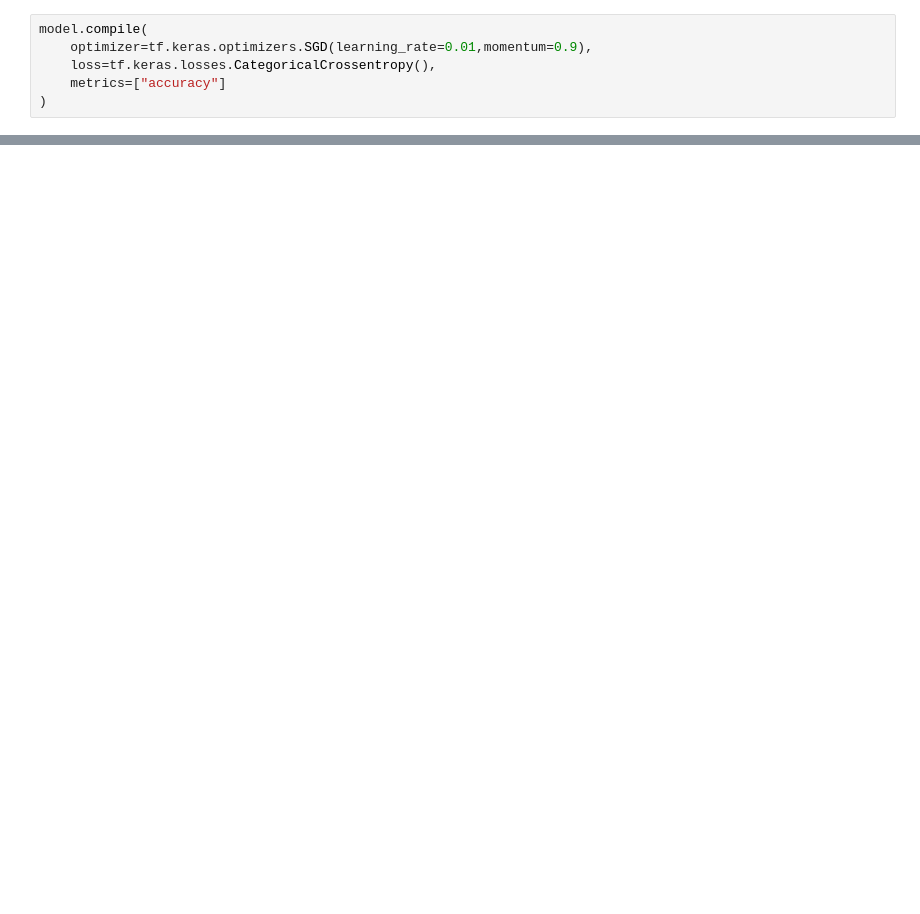
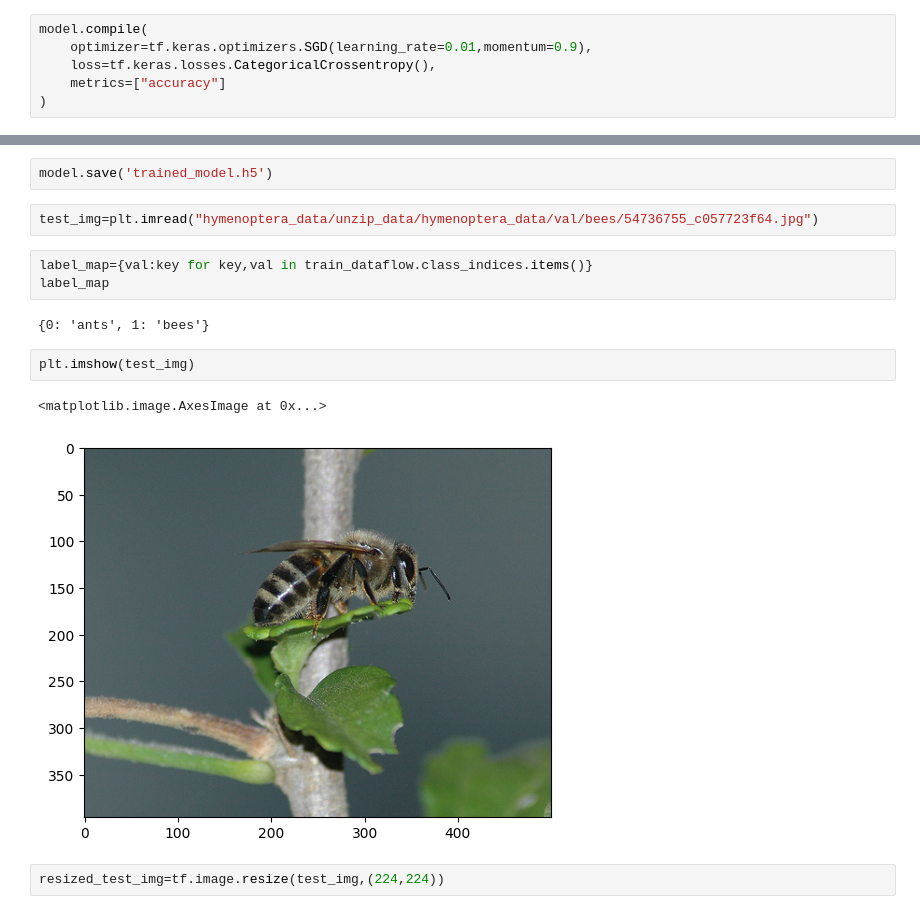
Before and after one commit to daksha-2001/VGG_demo, a Jupyter notebook: notebook/VGG _demo.ipynb, the cells around one changed output, grey strips where cells are left out. Drawn from its saved outputs; the diff is of its cells as text; blank space fills up the shorter version.

```diff
--- a/notebook/VGG _demo.ipynb
+++ b/notebook/VGG _demo.ipynb
@@ -202,0 +202,16 @@ Epoch 10/10
+# %%
+model.save('trained_model.h5')
+# %%
+test_img=plt.imread("hymenoptera_data/unzip_data/hymenoptera_data/val/bees/54736755_c057723f64.jpg")
+# %%
+label_map={val:key for key,val in train_dataflow.class_indices.items()}
+label_map
+# %% [output]
+{0: 'ants', 1: 'bees'}
+# %%
+plt.imshow(test_img)
+# %% [output]
+<matplotlib.image.AxesImage at 0x...>
+[figure, added]
+# %%
+resized_test_img=tf.image.resize(test_img,(224,224))
```
Also changed, not shown: parts of 8 cells of this notebook, 1 other file.
